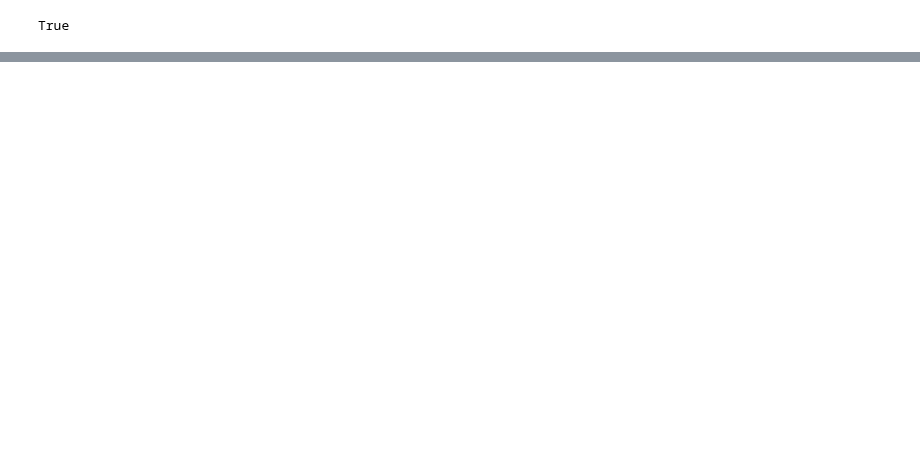
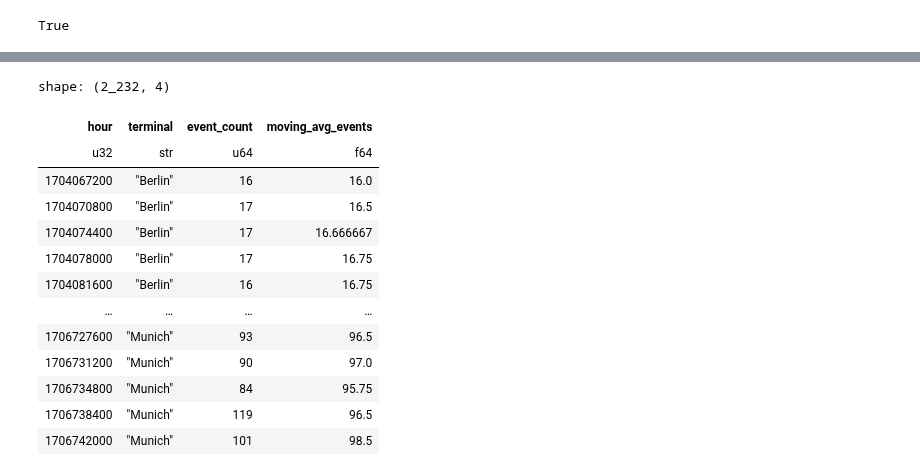
Before and after one commit to wlaur/olap-benchmarks, a Jupyter notebook: notebooks/rtabench.ipynb, the cells around one changed output, grey strips where cells are left out. Cells and saved outputs as stored; diff of their text form; code cells hidden in the pictures; blank space fills up the shorter version.

Commit message:
add clickhouse rtabench

```diff
--- a/notebooks/rtabench.ipynb
+++ b/notebooks/rtabench.ipynb
@@ -126,6 +45,18 @@ duckdb = DuckDB()
 # RTA bench has heavy queries that do not return much data, avoid using binary
 # fetch since this emits a "... limit 1" query to determine the result schema
 MONETDB_SETTINGS.default_fetch_method = "pymonetdb"
+# %%
+with (REPO_ROOT / "tsdb_benchmarks/suites/rtabench/schemas/clickhouse.sql").open() as f:
+    sql = f.read()
+
+
+# con = clickhouse.connect()
+
+# for stmt in sql.split(";"):
+#     if not stmt.strip():
+#         continue
+
+#     con.execute(text(stmt))
 # %%
 from tsdb_benchmarks.suites.rtabench.generate import RTA_BENCH_SCHEMAS
 
@@ -181,5 +112,5 @@ monetdb.rollback()
 # %%
-index = 16
+index = 0
 # %%
 name = queries[index]
 
@@ -191,3 +153,20 @@ duckdb.fetch(load_query(name, "duckdb"))
+# %%
+clickhouse.fetch(load_query(name, "clickhouse"))
+# %% [output]
+shape: (2_232, 4)
+| hour | terminal | event_count | moving_avg_events |
+| u32 | str | u64 | f64 |
+| 1704067200 | "Berlin" | 16 | 16.0 |
+| 1704070800 | "Berlin" | 17 | 16.5 |
+| 1704074400 | "Berlin" | 17 | 16.666667 |
+| 1704078000 | "Berlin" | 17 | 16.75 |
+| 1704081600 | "Berlin" | 16 | 16.75 |
+| … | … | … | … |
+| 1706727600 | "Munich" | 93 | 96.5 |
+| 1706731200 | "Munich" | 90 | 97.0 |
+| 1706734800 | "Munich" | 84 | 95.75 |
+| 1706738400 | "Munich" | 119 | 96.5 |
+| 1706742000 | "Munich" | 101 | 98.5 |
 # %%
 %%timeit
 
```
Also changed, not shown: parts of 13 cells of this notebook, 43 other files.
